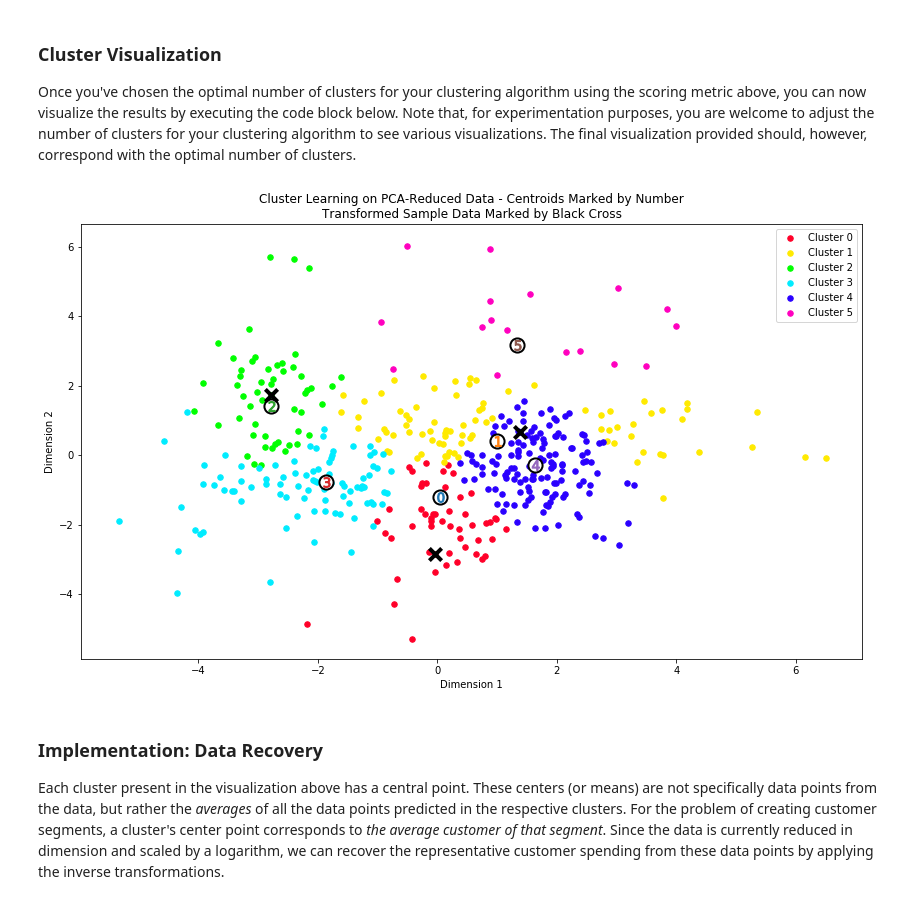
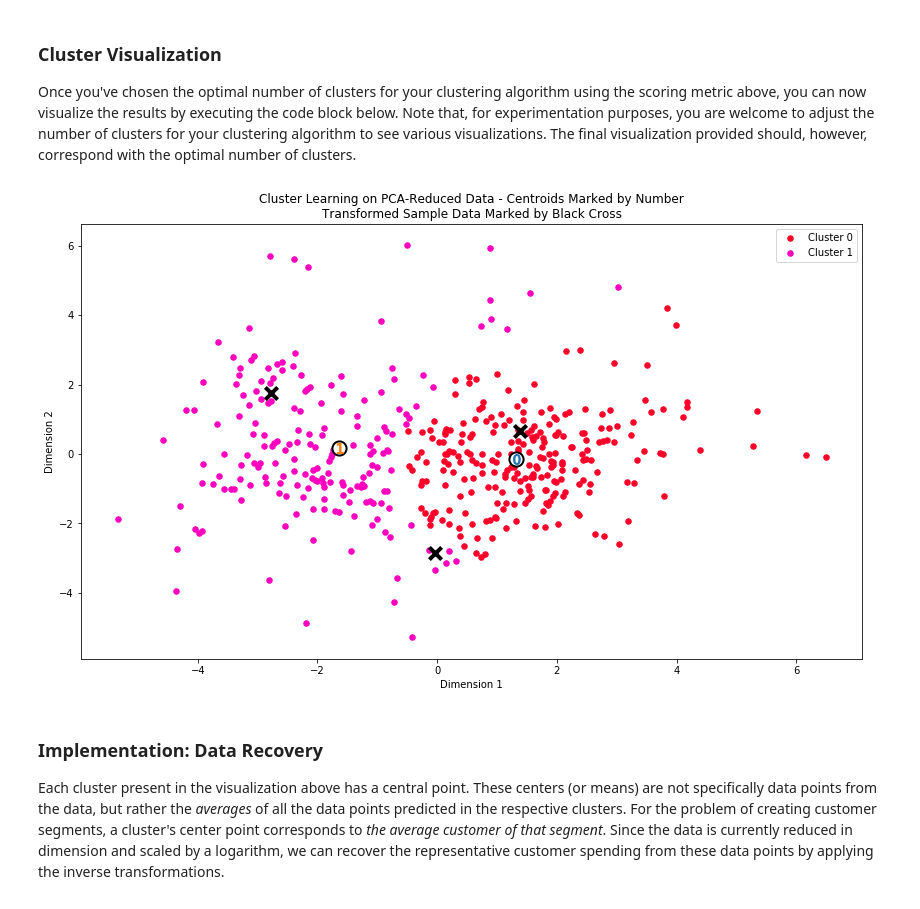
Before and after one commit to ismailo/machine-learning-engineer, a Jupyter notebook: customer_segments/customer_segments.ipynb, the cells around one changed output. Cells and saved outputs as stored; diff of their text form; code cells hidden in the pictures.

```diff
--- a/customer_segments/customer_segments.ipynb
+++ b/customer_segments/customer_segments.ipynb
@@ -467,27 +470,37 @@ In the code block below, you will need to implement the following:
  - Import `sklearn.metrics.silhouette_score` and calculate the silhouette score of `reduced_data` against `preds`.
    - Assign the silhouette score to `score` and print the result.
 # %%
+import warnings
+warnings.filterwarnings('ignore')
+
 from sklearn.mixture import GMM
 from sklearn.metrics import silhouette_score
 
-n_clusters = 6
+#n_clusters = 6
 
-# TODO: Apply your clustering algorithm of choice to the reduced data
-clusterer = GMM(n_components=n_clusters, random_state=0)
-clusterer.fit(reduced_data)
+def cluster_GMM(reduced_data, n_clusters):
 
-# TODO: Predict the cluster for each data point
-preds = clusterer.predict(reduced_data)
+    # TODO: Apply your clustering algorithm of choice to the reduced data
+    clusterer = GMM(n_components=n_clusters, random_state=0)
+    clusterer.fit(reduced_data)
 
-# TODO: Find the cluster centers
-centers = clusterer.means_
+    # TODO: Predict the cluster for each data point
+    preds = clusterer.predict(reduced_data)
 
-# TODO: Predict the cluster for each transformed sample data point
-sample_preds = clusterer.predict(pca_samples)
+    # TODO: Find the cluster centers
+    centers = clusterer.means_
 
-# TODO: Calculate the mean silhouette coefficient for the number of clusters chosen
-score = silhouette_score(reduced_data,preds)
-#return score
+    # TODO: Predict the cluster for each transformed sample data point
+    sample_preds = clusterer.predict(pca_samples)
 
-print ("Score for", n_clusters, "clusters:", np.round(score, 4))
+    # TODO: Calculate the mean silhouette coefficient for the number of clusters chosen
+    score = silhouette_score(reduced_data,preds)
+
+    #return score
+    return score, preds, centers, sample_preds
+
+for num_clusters in range(2,6):
+    score, preds, _, _ = cluster_GMM(reduced_data, num_clusters)
+    print("The # of clusters: {} - score: {:.4f}".format(num_clusters, score))
+    #print ("Score for", n_clusters, "clusters:", np.round(score, 4))
 # %% [output]
@@ -509,10 +524,12 @@ Score for 6 clusters: 0.2765
 ### Cluster Visualization
 Once you've chosen the optimal number of clusters for your clustering algorithm using the scoring metric above, you can now visualize the results by executing the code block below. Note that, for experimentation purposes, you are welcome to adjust the number of clusters for your clustering algorithm to see various visualizations. The final visualization provided should, however, correspond with the optimal number of clusters.
 # %%
+optimal_num_of_clusters = 2
+score, preds, centers, sample_preds = cluster_GMM(reduced_data, optimal_num_of_clusters)
 # Display the results of the clustering from implementation
 vs.cluster_results(reduced_data, preds, centers, pca_samples)
 # %% [output]
-[figure, old version]
+[figure, new version]
 # %% [markdown]
 ### Implementation: Data Recovery
 Each cluster present in the visualization above has a central point. These centers (or means) are not specifically data points from the data, but rather the *averages* of all the data points predicted in the respective clusters. For the problem of creating customer segments, a cluster's center point corresponds to *the average customer of that segment*. Since the data is currently reduced in dimension and scaled by a logarithm, we can recover the representative customer spending from these data points by applying the inverse transformations.
```
Also changed, not shown: parts of 8 cells of this notebook, 1 other file.
